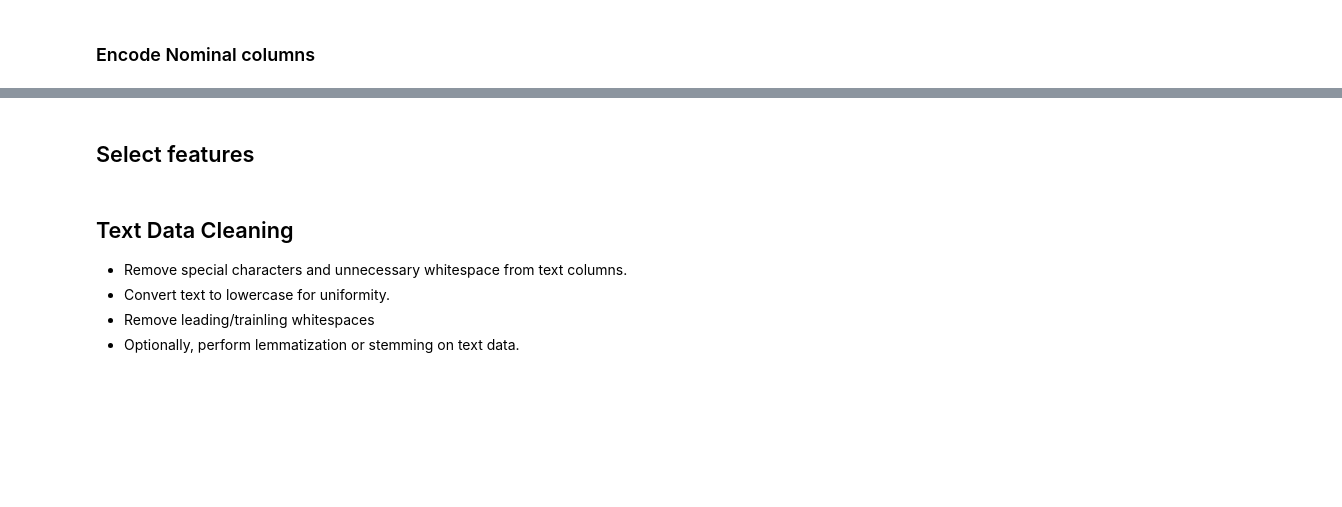
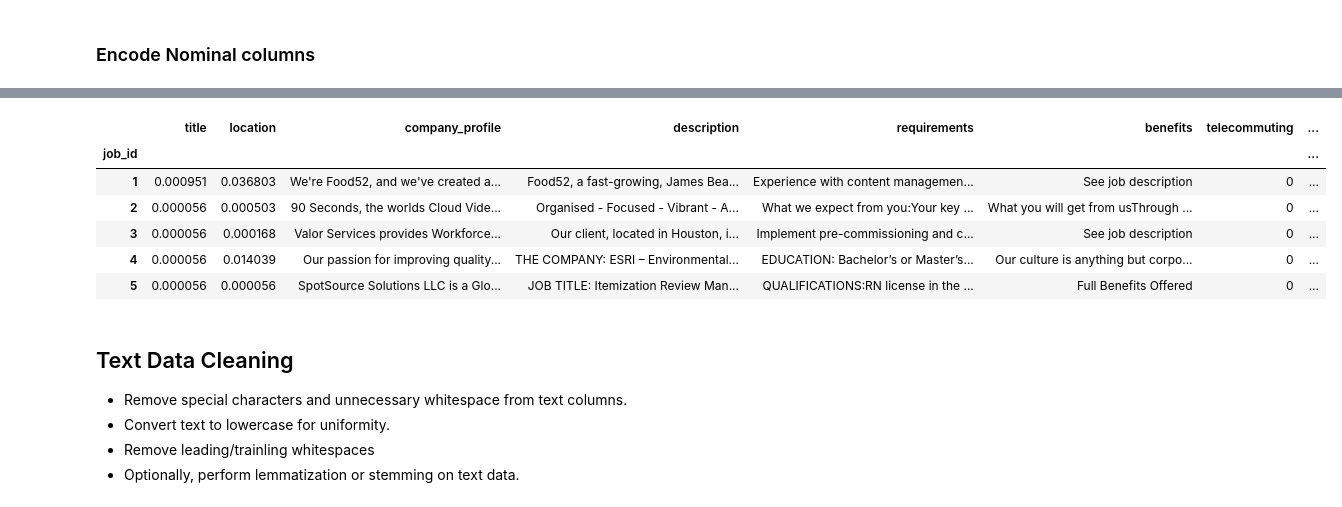
Before and after one commit to geekcourses/RealFakeJobPostingPrediction_Mitko, a Jupyter notebook: src/data_preprocessing.ipynb, the cells around one changed output, grey strips where cells are left out. Saved outputs shown, nothing was run; the diff lists cells and outputs as text; code cells hidden in the pictures; blank space fills up the shorter version.

```diff
--- a/src/data_preprocessing.ipynb
+++ b/src/data_preprocessing.ipynb
@@ -396,13 +394,11 @@ ordinal_columns = [
     'employment_type',
     'required_experience',
     'required_education',
-    'salary_range'
 ]
 
 nominal_columns = [
     'function',
     'industry',
-    'department',
     'location',
     'title'
 ]
@@ -420,12 +416,6 @@ Apply appropriate encoding techniques:
 - **Binary columns**: Use direct mapping (0/1).
 - **Ordinal columns**: Use label encoding.
 - **Nominal columns**: Use One-Hot Encoding, target encoding or frequency encoding
-# %%
-# Define lists for different types of columns
-binary_columns = ['has_company_logo', 'has_questions', 'telecommuting', 'fraudulent']
-ordinal_columns = ['employment_type', 'required_experience', 'required_education']
-nominal_columns = ['function', 'industry', 'location', 'benefits']
-text_columns = ['title', 'requirements', 'description', 'company_profile']
 # %%
 df[binary_columns].dtypes
 # %% [output]
@@ -437,9 +427,8 @@ dtype: object
 # %% [markdown]
 ### Encode Ordinal columns using Label Encoding
 # %%
-ordinal_encoder = LabelEncoder()
-for column in ordinal_columns:
-    df[column] = ordinal_encoder.fit_transform(df[column])
+ordinal_encoder = OrdinalEncoder()
+df[ordinal_columns] = ordinal_encoder.fit_transform(df[ordinal_columns])
 # %% [markdown]
 ### Encode Nominal columns
 # %%
@@ -460,5 +449,3 @@ def frequency_encode(df, nominal_columns):
     return df
 
 df = frequency_encode(df, nominal_columns)
-# %% [markdown]
-## Select features
@@ -469,3 +452,13 @@ y = df['fraudulent']
+# %%
+df.head()
+# %% [output]
+|  | title | location | company_profile | description | requirements | benefits | telecommuting | ... |
+| job_id |  |  |  |  |  |  |  | ... |
+| 1 | 0.000951 | 0.036803 | We're Food52, and we've created a... | Food52, a fast-growing, James Bea... | Experience with content managemen... | See job description | 0 | ... |
+| 2 | 0.000056 | 0.000503 | 90 Seconds, the worlds Cloud Vide... | Organised - Focused - Vibrant - A... | What we expect from you:Your key ... | What you will get from usThrough ... | 0 | ... |
+| 3 | 0.000056 | 0.000168 | Valor Services provides Workforce... | Our client, located in Houston, i... | Implement pre-commissioning and c... | See job description | 0 | ... |
+| 4 | 0.000056 | 0.014039 | Our passion for improving quality... | THE COMPANY: ESRI – Environmental... | EDUCATION: Bachelor’s or Master’s... | Our culture is anything but corpo... | 0 | ... |
+| 5 | 0.000056 | 0.000056 | SpotSource Solutions LLC is a Glo... | JOB TITLE: Itemization Review Man... | QUALIFICATIONS:RN license in the ... | Full Benefits Offered | 0 | ... |
 # %% [markdown]
 ## Text Data Cleaning
    - Remove special characters and unnecessary whitespace from text columns.
```
Also changed, not shown: parts of 10 cells of this notebook.
